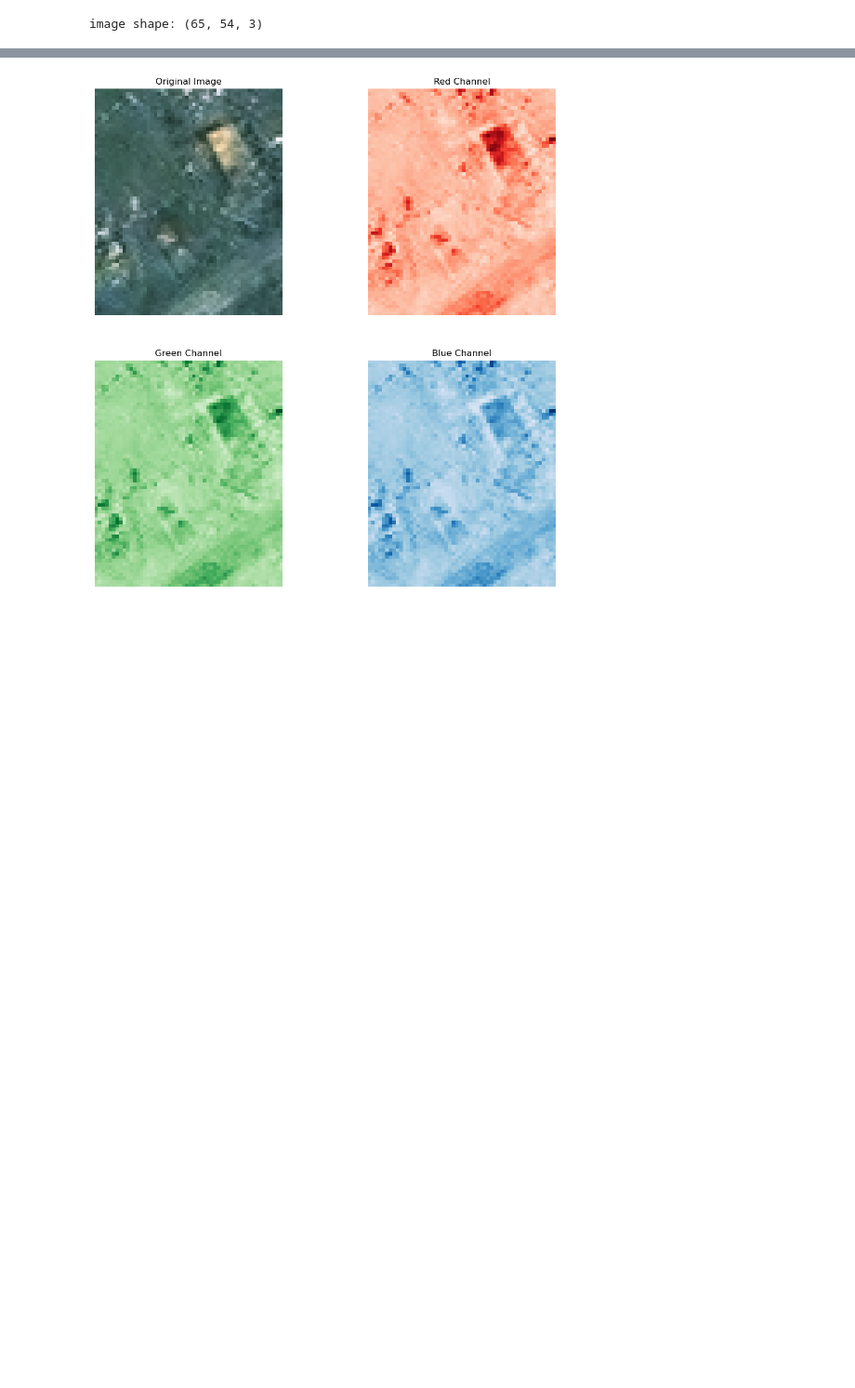
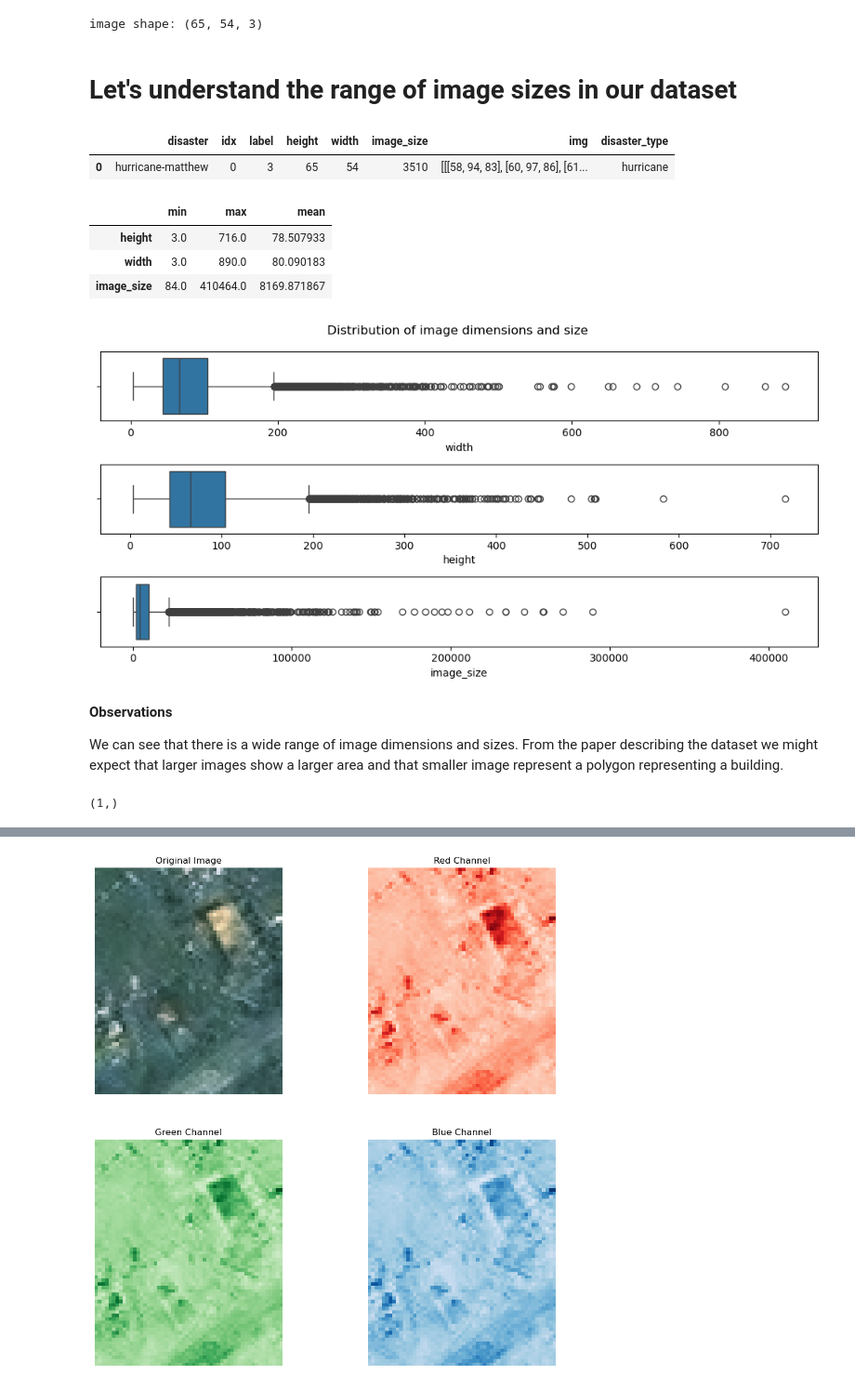
Before and after one commit to fractalclockwork/Data200, a Jupyter notebook: cv-satellite-images/Project_Computer_Vision.ipynb, the cells around one changed output, grey strips where cells are left out. Shown: that part at 93% size. Drawn from its saved outputs; the diff is of its cells as text; code cells hidden in the pictures; blank space fills up the shorter version.

```diff
--- a/cv-satellite-images/Project_Computer_Vision.ipynb
+++ b/cv-satellite-images/Project_Computer_Vision.ipynb
@@ -111,3 +147,65 @@ print(f"image shape: {img.shape}")
 # %% [output]
 [figure]
 image shape: (65, 54, 3)
+# %% [markdown]
+# Let's understand the range of image sizes in our dataset
+# %%
+import pandas as pd
+from itertools import product
+
+disaster = disaster_list[0]
+images = data[disaster]["images"]
+labels = data[disaster]["labels"]
+
+# Since we are doing EDA let's use a panda dataframe to collect our results
+
+# Create a list of our dictionaries
+data_list = [{'disaster': disaster,
+              'idx': idx,
+              'label': label,
+              'height': img.shape[0],
+              'width': img.shape[1],
+              'image_size': img.shape[0] * img.shape[1],
+              'img': np.array(img)}
+             for disaster in disaster_list
+             for idx, (img, label) in enumerate(zip(data[disaster]["images"], data[disaster]["labels"]))]
+
+# Convert our list of dictionaries into a DataFrame
+df = pd.DataFrame(data_list)
+#df['image_size']=df.height * df.width
+
+disaster_regex = r'(fire|hurricane|flood)'
+df['disaster_type'] = df['disaster'].str.extract(disaster_regex)
+
+df.head(1)
+# %% [output]
+|  | disaster | idx | label | height | width | image_size | img | disaster_type |
+| 0 | hurricane-matthew | 0 | 3 | 65 | 54 | 3510 | [[[58, 94, 83], [60, 97, 86], [61... | hurricane |
+# %%
+import seaborn as sns
+import matplotlib.pyplot as plt
+
+display(df.describe()[['height','width','image_size']].T[['min','max','mean']])
+
+fig, ax = plt.subplots(3, 1, figsize=(10, 5))
+sns.boxplot(data=df, x="width", ax=ax[0]);
+sns.boxplot(data=df, x="height", ax=ax[1]);
+sns.boxplot(data=df, x="image_size", ax=ax[2]);
+
+plt.suptitle('Distribution of image dimensions and size')
+plt.subplots_adjust(wspace=0.3)
+plt.tight_layout()
+# %% [output]
+|  | min | max | mean |
+| height | 3.0 | 716.0 | 78.507933 |
+| width | 3.0 | 890.0 | 80.090183 |
+| image_size | 84.0 | 410464.0 | 8169.871867 |
+[figure, added]
+# %% [markdown]
+**Observations**
+
+We can see that there is a wide range of image dimensions and sizes.  From the paper describing the dataset we might expect that larger images show a larger area and that smaller image represent a polygon representing a building.
+# %%
+df.head(1).img.shape
+# %% [output]
+(1,)
```
Also changed, not shown: parts of 10 cells of this notebook.
